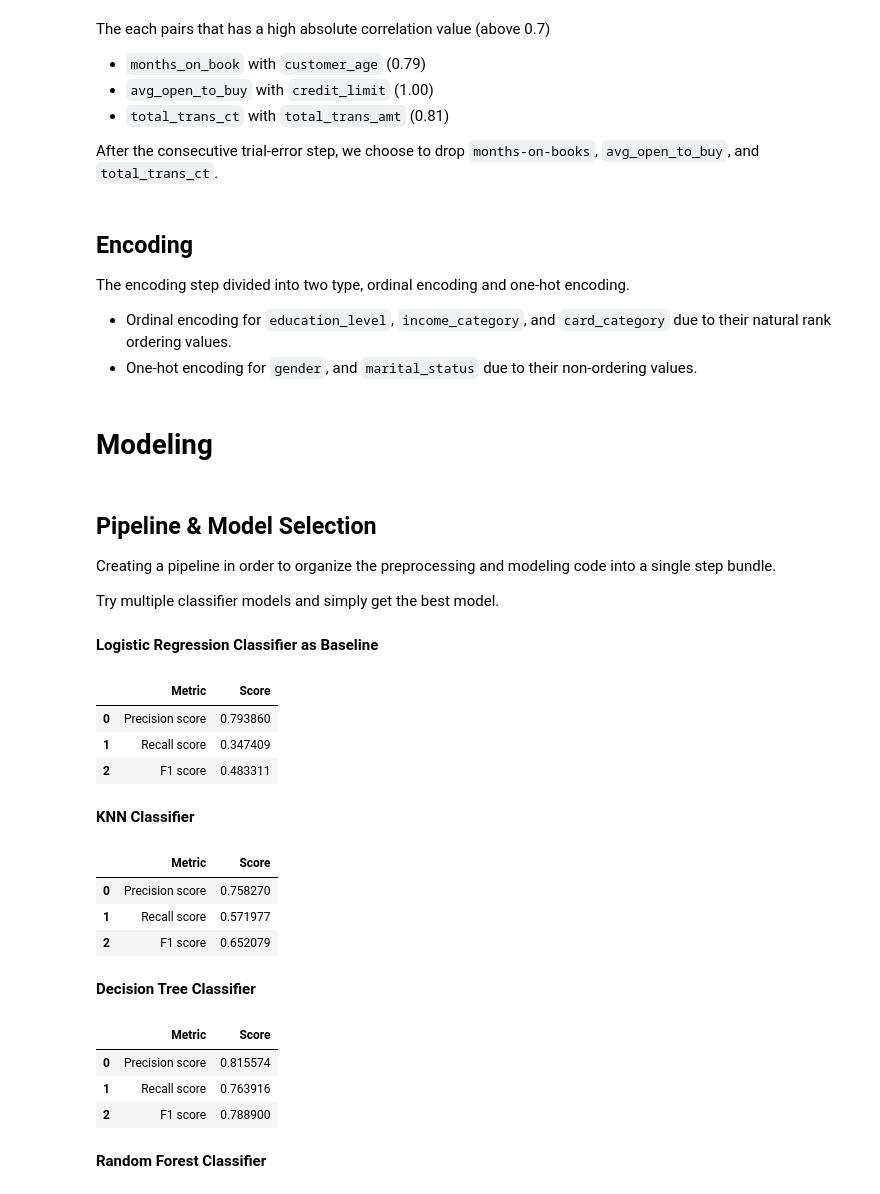
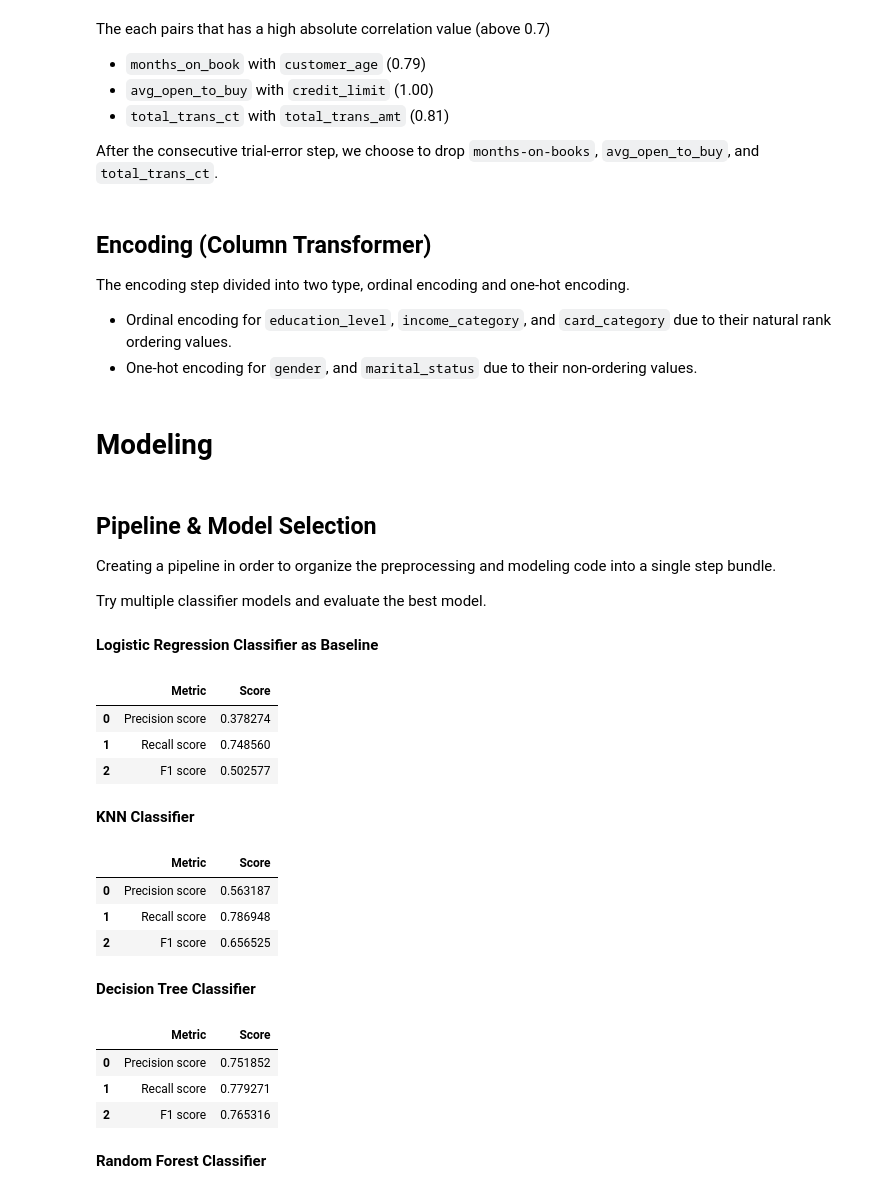
Before and after one commit to mhfaisaluddin/Churn-Prediction-on-Credit-Card-Data, a Jupyter notebook: temporary_script.ipynb, the cells around one changed output. Drawn from its saved outputs; the diff is of its cells as text; code cells hidden in the pictures.

```diff
--- a/temporary_script.ipynb
+++ b/temporary_script.ipynb
@@ -106,7 +65,7 @@ Seaborn v 0.11.2
 # Data Collection
 # %%
 # read the data
-df = pd.read_csv('drive/MyDrive/Finpro/BankChurners.csv')
+df = pd.read_csv('https://raw.githubusercontent.com/mhfaisaluddin/Churn-Prediction-on-Credit-Card-Data/main/BankChurners.csv')
 #df = pd.read_csv('BankChurners.csv')
 
 # exclude 2 last columns
@@ -748,7 +479,7 @@ X_train = X_train.drop(['months_on_book', 'avg_open_to_buy', 'total_trans_ct'],
 columns_name = X_train.columns
 X_test = X_test[columns_name]
 # %% [markdown]
-## Encoding
+## Encoding (Column Transformer)
 The encoding step divided into two type, ordinal encoding and one-hot encoding.
 - Ordinal encoding for `education_level`, `income_category`, and `card_category` due to their natural rank ordering values.
 - One-hot encoding for `gender`, and `marital_status` due to their non-ordering values.
@@ -777,35 +508,37 @@ cat_transformer = make_column_transformer((ord_enc, ordinal_enc_variables),
 ## Pipeline & Model Selection
 Creating a pipeline in order to organize the preprocessing and modeling code into a single step bundle.
 
-Try multiple classifier models and simply get the best model.
+Try multiple classifier models and evaluate the best model.
 # %% [markdown]
 **Logistic Regression Classifier as Baseline**
 # %%
 # defining the pipeline
 pipeline = Pipeline(
     steps=[('cat_encod', cat_transformer),
+           ('SMOTE', SMOTE(random_state=42)),
            ('clf', LogisticRegression(random_state=42))]) #model placeholder
 
 # fit & preds
 lr_model = pipeline.fit(X_train, y_train)
 preds = lr_model.predict(X_test)
 
 scores = [["Precision score", precision_score(y_test, preds, pos_label = 1)],
           ["Recall score", recall_score(y_test, preds, pos_label = 1)],
           ["F1 score", f1_score(y_test, preds, pos_label = 1)]]
 
 pd.DataFrame(scores, columns=["Metric", "Score"])
 # %% [output]
 |  | Metric | Score |
-| 0 | Precision score | 0.793860 |
-| 1 | Recall score | 0.347409 |
-| 2 | F1 score | 0.483311 |
+| 0 | Precision score | 0.378274 |
+| 1 | Recall score | 0.748560 |
+| 2 | F1 score | 0.502577 |
 # %% [markdown]
 **KNN Classifier**
 # %%
 # defining the pipeline
 pipeline = Pipeline(
     steps=[('cat_encod', cat_transformer),
+           ('SMOTE', SMOTE(random_state=42)),
            ('clf', KNeighborsClassifier())]) #model placeholder
 
 # fit & preds
@@ -819,15 +552,16 @@ scores = [["Precision score", precision_score(y_test, preds, pos_label = 1)],
 pd.DataFrame(scores, columns=["Metric", "Score"])
 # %% [output]
 |  | Metric | Score |
-| 0 | Precision score | 0.758270 |
-| 1 | Recall score | 0.571977 |
-| 2 | F1 score | 0.652079 |
+| 0 | Precision score | 0.563187 |
+| 1 | Recall score | 0.786948 |
+| 2 | F1 score | 0.656525 |
 # %% [markdown]
 **Decision Tree Classifier**
 # %%
 # defining the pipeline
 pipeline = Pipeline(
     steps=[('cat_encod', cat_transformer),
+           ('SMOTE', SMOTE(random_state=42)),
            ('clf', DecisionTreeClassifier(random_state=42))]) #model placeholder
 
 # fit & preds
@@ -841,9 +575,9 @@ scores = [["Precision score", precision_score(y_test, preds, pos_label = 1)],
 pd.DataFrame(scores, columns=["Metric", "Score"])
 # %% [output]
 |  | Metric | Score |
-| 0 | Precision score | 0.815574 |
-| 1 | Recall score | 0.763916 |
-| 2 | F1 score | 0.788900 |
+| 0 | Precision score | 0.751852 |
+| 1 | Recall score | 0.779271 |
+| 2 | F1 score | 0.765316 |
 # %% [markdown]
 **Random Forest Classifier**
 # %%
```
Also changed, not shown: parts of 61 cells of this notebook.
